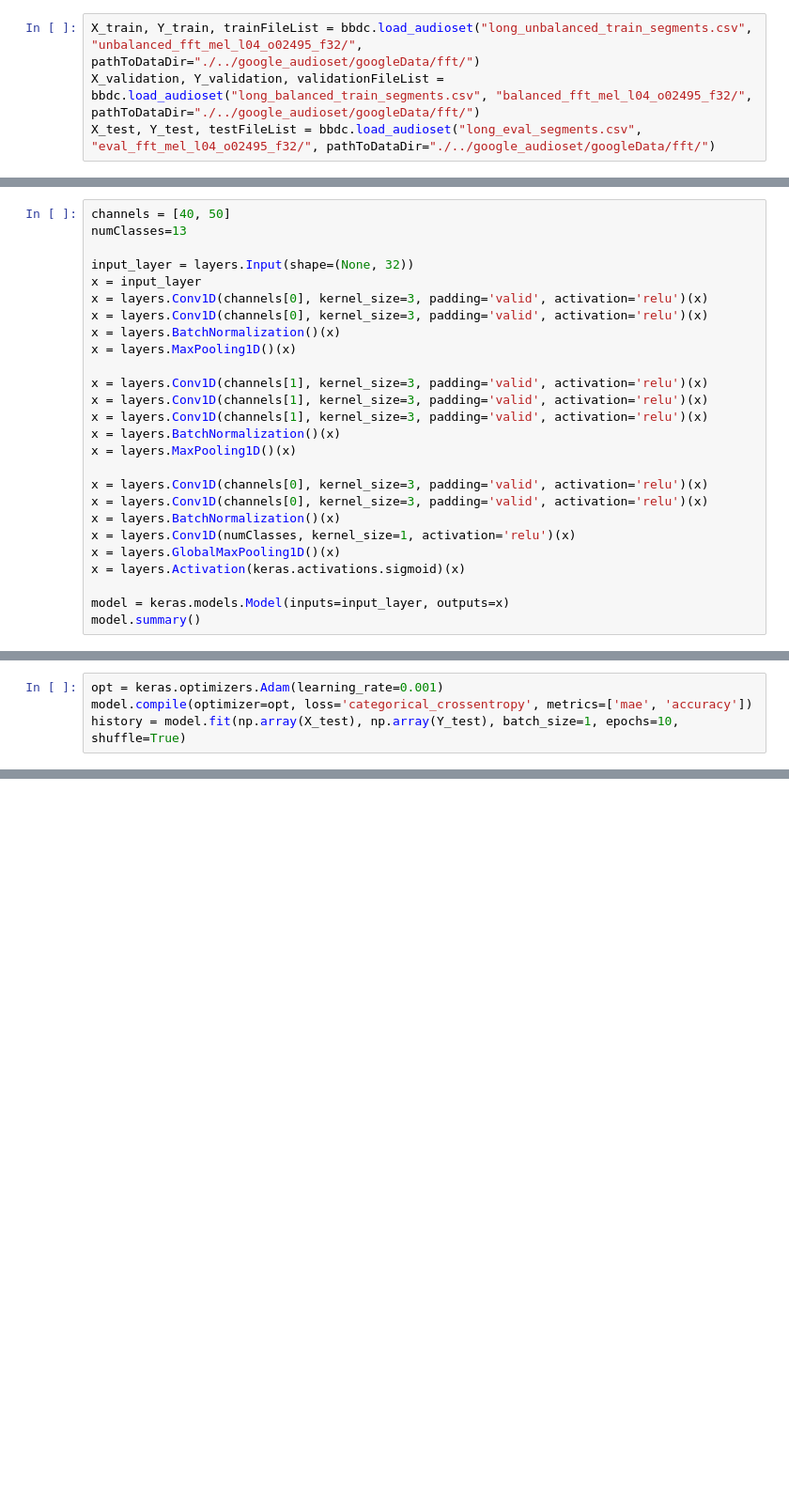
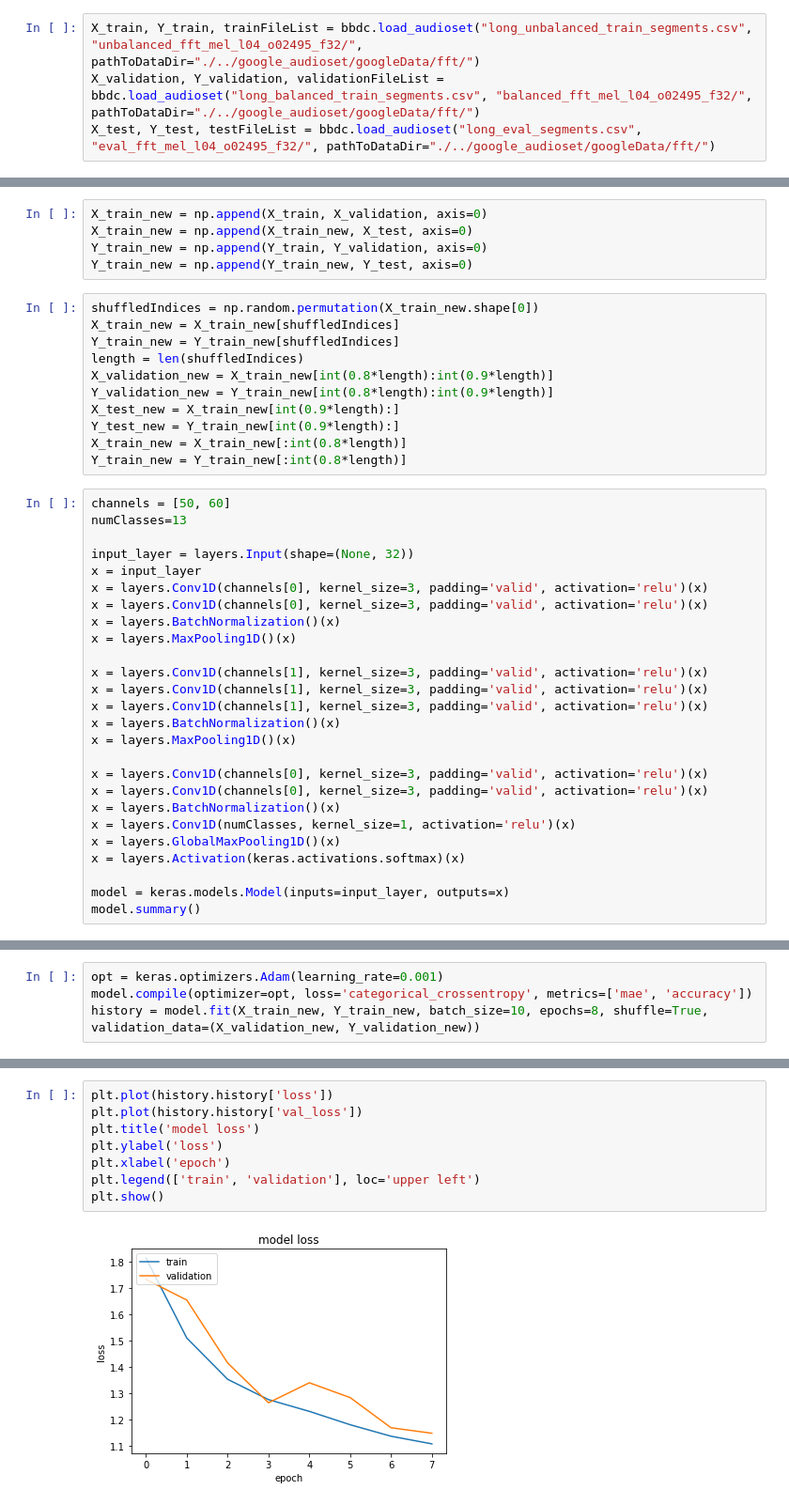
Before and after one commit to ajochim/bbdc2021, a Jupyter notebook: trainings/simple_AudioSet_Classification_jannes.ipynb, the cells around one changed output, grey strips where cells are left out. Shown: that part at 94% size. Drawn from its saved outputs; the diff is of its cells as text; blank space fills up the shorter version.

```diff
--- a/trainings/simple_AudioSet_Classification_jannes.ipynb
+++ b/trainings/simple_AudioSet_Classification_jannes.ipynb
@@ -27,5 +27,21 @@ list
+# %%
+X_train_new = np.append(X_train, X_validation, axis=0)
+X_train_new = np.append(X_train_new, X_test, axis=0)
+Y_train_new = np.append(Y_train, Y_validation, axis=0)
+Y_train_new = np.append(Y_train_new, Y_test, axis=0)
+# %%
+shuffledIndices = np.random.permutation(X_train_new.shape[0])
+X_train_new = X_train_new[shuffledIndices]
+Y_train_new = Y_train_new[shuffledIndices]
+length = len(shuffledIndices)
+X_validation_new = X_train_new[int(0.8*length):int(0.9*length)]
+Y_validation_new = Y_train_new[int(0.8*length):int(0.9*length)]
+X_test_new = X_train_new[int(0.9*length):]
+Y_test_new = Y_train_new[int(0.9*length):]
+X_train_new = X_train_new[:int(0.8*length)]
+Y_train_new = Y_train_new[:int(0.8*length)]
 # %%
-channels = [40, 50]
+channels = [50, 60]
 numClasses=13
 
 input_layer = layers.Input(shape=(None, 32))
@@ -46,7 +62,7 @@ x = layers.Conv1D(channels[0], kernel_size=3, padding='valid', activation='relu'
 x = layers.BatchNormalization()(x)
 x = layers.Conv1D(numClasses, kernel_size=1, activation='relu')(x)
 x = layers.GlobalMaxPooling1D()(x)
-x = layers.Activation(keras.activations.sigmoid)(x)
+x = layers.Activation(keras.activations.softmax)(x)
 
 model = keras.models.Model(inputs=input_layer, outputs=x)
 model.summary()
@@ -71,5 +87,5 @@ _________________________________________________________________
 # %%
 opt = keras.optimizers.Adam(learning_rate=0.001)
 model.compile(optimizer=opt, loss='categorical_crossentropy', metrics=['mae', 'accuracy'])
-history = model.fit(np.array(X_test), np.array(Y_test), batch_size=1, epochs=10, shuffle=True)
+history = model.fit(X_train_new, Y_train_new, batch_size=10, epochs=8, shuffle=True, validation_data=(X_validation_new, Y_validation_new))
 # %% [output]
@@ -99,0 +108,10 @@ dtype('O')
+# %%
+plt.plot(history.history['loss'])
+plt.plot(history.history['val_loss'])
+plt.title('model loss')
+plt.ylabel('loss')
+plt.xlabel('epoch')
+plt.legend(['train', 'validation'], loc='upper left')
+plt.show()
+# %% [output]
+[figure, added]
```
Also changed, not shown: parts of 16 cells of this notebook, 5 other files.
